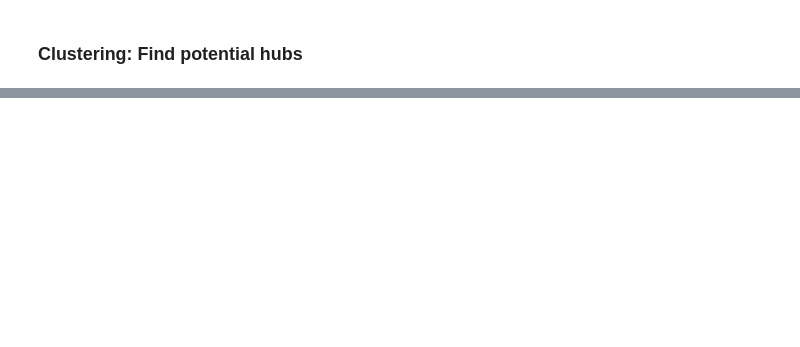
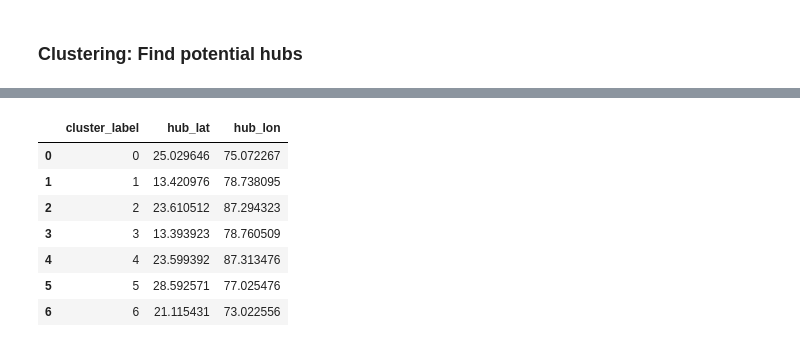
Before and after one commit to FelixRaph/Data-Science-Portfolio, a Jupyter notebook: Hub_and_Spoke_Gurobi_Optimization.ipynb, the cells around one changed output, grey strips where cells are left out. Cells and saved outputs as stored; diff of their text form; code cells hidden in the pictures; blank space fills up the shorter version.

```diff
--- a/Hub_and_Spoke_Gurobi_Optimization.ipynb
+++ b/Hub_and_Spoke_Gurobi_Optimization.ipynb
@@ -243,0 +266,13 @@ mymap
+# %%
+# Initializing KMeans with 4 clusters
+kmeans = KMeans(n_clusters=4)
+
+kmeans.fit(X)
+
+# Predicting the cluster labels and fitting them in to the same dataframe
+data['cluster_label_k4'] = kmeans.predict(X)
+
+# Finding the centroid or mean location for each cluster, which can be considered as a potential location for a new hub.
+centroid_locations_K_4 = data.groupby('cluster_label_k4')[['destination_lat', 'destination_lon']].mean().reset_index()
+
+print(centroid_locations_K_4)
@@ -243,0 +290,4 @@ mymap
+# %%
+centroid_locations_K_4 = centroid_locations_K_4.rename(columns={'cluster_label_k4':'cluster_label', 'destination_lat': 'hub_lat', 'destination_lon': 'hub_lon'})
+
+centroid_locations_K_4
@@ -243,0 +316,13 @@ mymap
+# %%
+# Initializing KMeans with 4 clusters
+kmeans = KMeans(n_clusters=3)
+
+kmeans.fit(X)
+
+# Predicting the cluster labels and fitting them in to the same dataframe
+data['cluster_label_k3'] = kmeans.predict(X)
+
+# Finding the centroid or mean location for each cluster, which can be considered as a potential location for a new hub.
+centroid_locations_K_3 = data.groupby('cluster_label_k3')[['destination_lat', 'destination_lon']].mean().reset_index()
+
+print(centroid_locations_K_3)
@@ -243,0 +339,4 @@ mymap
+# %%
+centroid_locations_K_3 = centroid_locations_K_3.rename(columns={'cluster_label_k3':'cluster_label', 'destination_lat': 'hub_lat', 'destination_lon': 'hub_lon'})
+
+centroid_locations_K_3
@@ -243,0 +366,16 @@ mymap
+# %%
+potential_hubs = pd.concat([centroid_locations_K_3,centroid_locations_K_4],
+                   ignore_index=True)
+
+potential_hubs["cluster_label"] = potential_hubs.index
+
+potential_hubs
+# %% [output]
+|  | cluster_label | hub_lat | hub_lon |
+| 0 | 0 | 25.029646 | 75.072267 |
+| 1 | 1 | 13.420976 | 78.738095 |
+| 2 | 2 | 23.610512 | 87.294323 |
+| 3 | 3 | 13.393923 | 78.760509 |
+| 4 | 4 | 23.599392 | 87.313476 |
+| 5 | 5 | 28.592571 | 77.025476 |
+| 6 | 6 | 21.115431 | 73.022556 |
```
Also changed, not shown: parts of 16 cells of this notebook.
